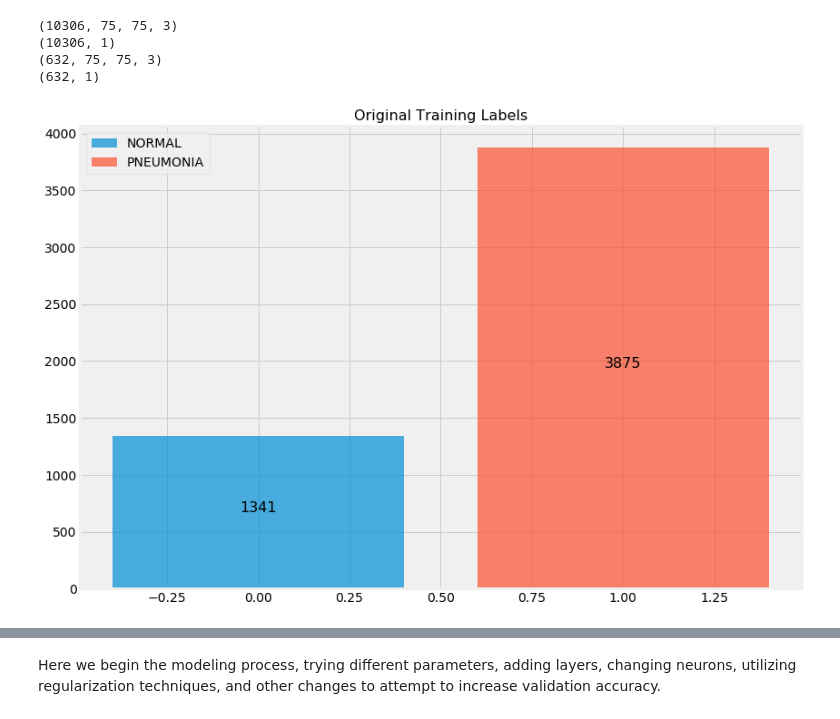
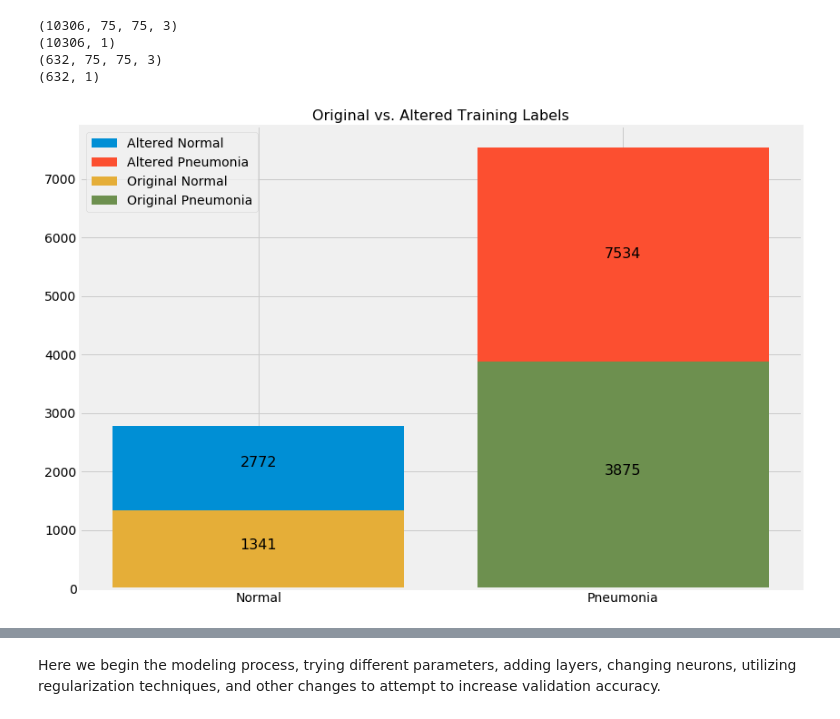
Before and after one commit to dbarth411/dsc-mod-4-project-v2-1-online-ds-sp-000, a Jupyter notebook: x_ray_cnn_classification.ipynb, the cells around one changed output, grey strips where cells are left out. Cells and saved outputs as stored; diff of their text form; code cells hidden in the pictures.

```diff
--- a/x_ray_cnn_classification.ipynb
+++ b/x_ray_cnn_classification.ipynb
@@ -163,17 +162,24 @@ print(y_test.shape)
 # %%
 #Plot the original training data
 plt.figure(figsize=(12, 8))
 with plt.style.context('fivethirtyeight'):
-    plt.bar(x=0, height=train_labels[:,0].sum(), alpha=.7, label='NORMAL')
-    plt.bar(x=1, height=train_labels[:,1].sum(), alpha=.7, label='PNEUMONIA')
-    plt.title('Original Training Labels', fontsize=16)
+    plt.bar(x=0, height=len(y_train) - np.sum(y_train), label='Altered Normal')
+    plt.bar(x=1, height=np.sum(y_train), label='Altered Pneumonia')
+    plt.text(x=0, y=(len(y_train) - np.sum(y_train))*.75, s=int(len(y_train) - np.sum(y_train)), fontsize=16,
+             color='black', horizontalalignment='center')
+    plt.text(x=1, y=np.sum(y_train)*.75, s=int(np.sum(y_train)), fontsize=16, color='black',
+             horizontalalignment='center')
+    plt.xticks([0, 1], labels=['Normal', 'Pneumonia'])
+    plt.bar(x=0, height=train_labels[:,0].sum(), label='Original Normal')
+    plt.bar(x=1, height=train_labels[:,1].sum(), label='Original Pneumonia')
+    plt.title('Original vs. Altered Training Labels', fontsize=16)
     plt.text(x=0, y=train_labels[:,0].sum()/2, s=int(train_labels[:,0].sum()), fontsize=16, color='black',
             horizontalalignment='center')
     plt.text(x=1, y=train_labels[:,1].sum()/2, s=int(train_labels[:,1].sum()), fontsize=16, color='black',
             horizontalalignment='center')
     plt.legend()
     plt.tight_layout()
-    plt.savefig('images/original_training.png')
+    plt.savefig('images/original_vs_alteredtraining.png')
     plt.show()
 # %% [output]
-[figure, old version]
+[figure, new version]
```
Also changed, not shown: parts of 4 cells of this notebook, 5 other files.
